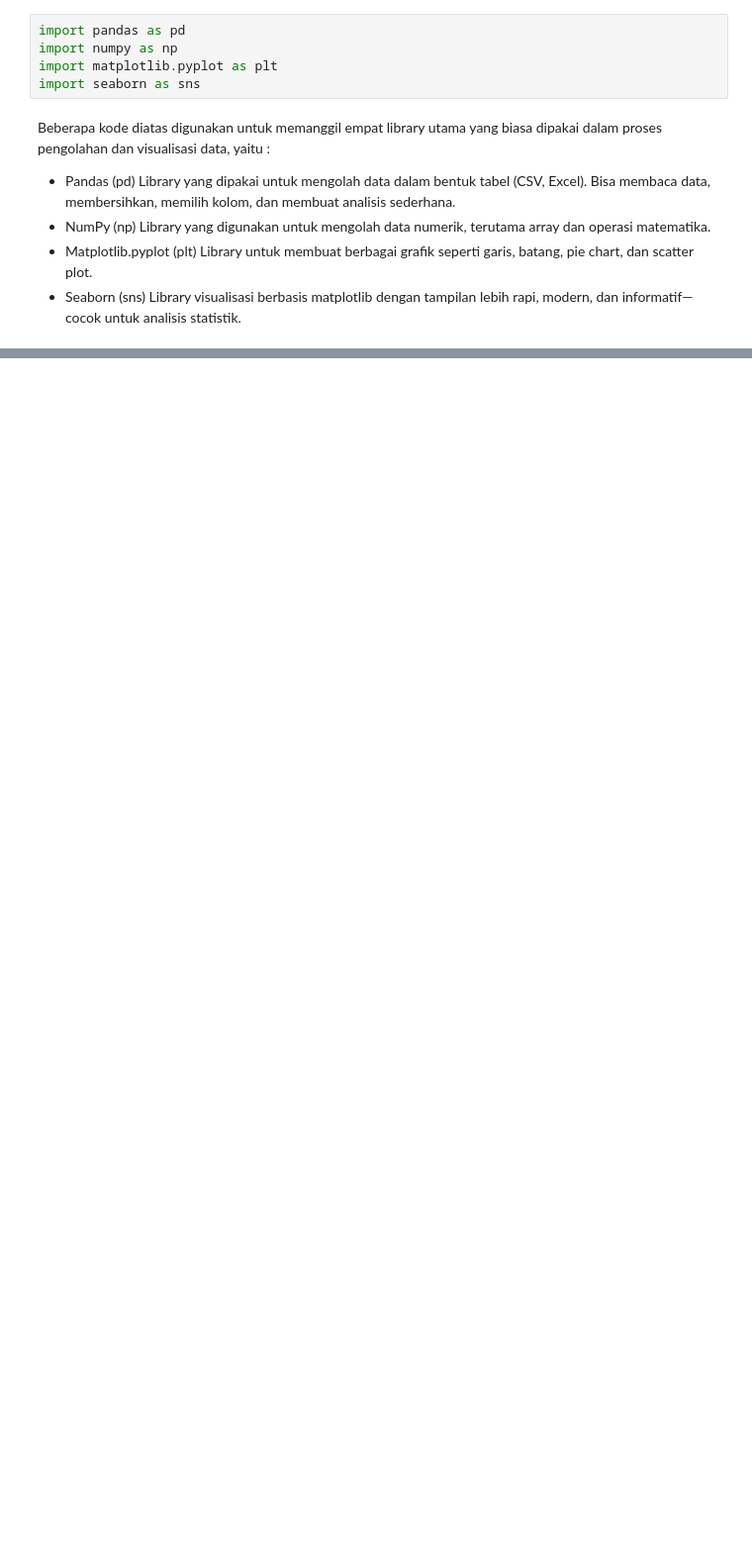
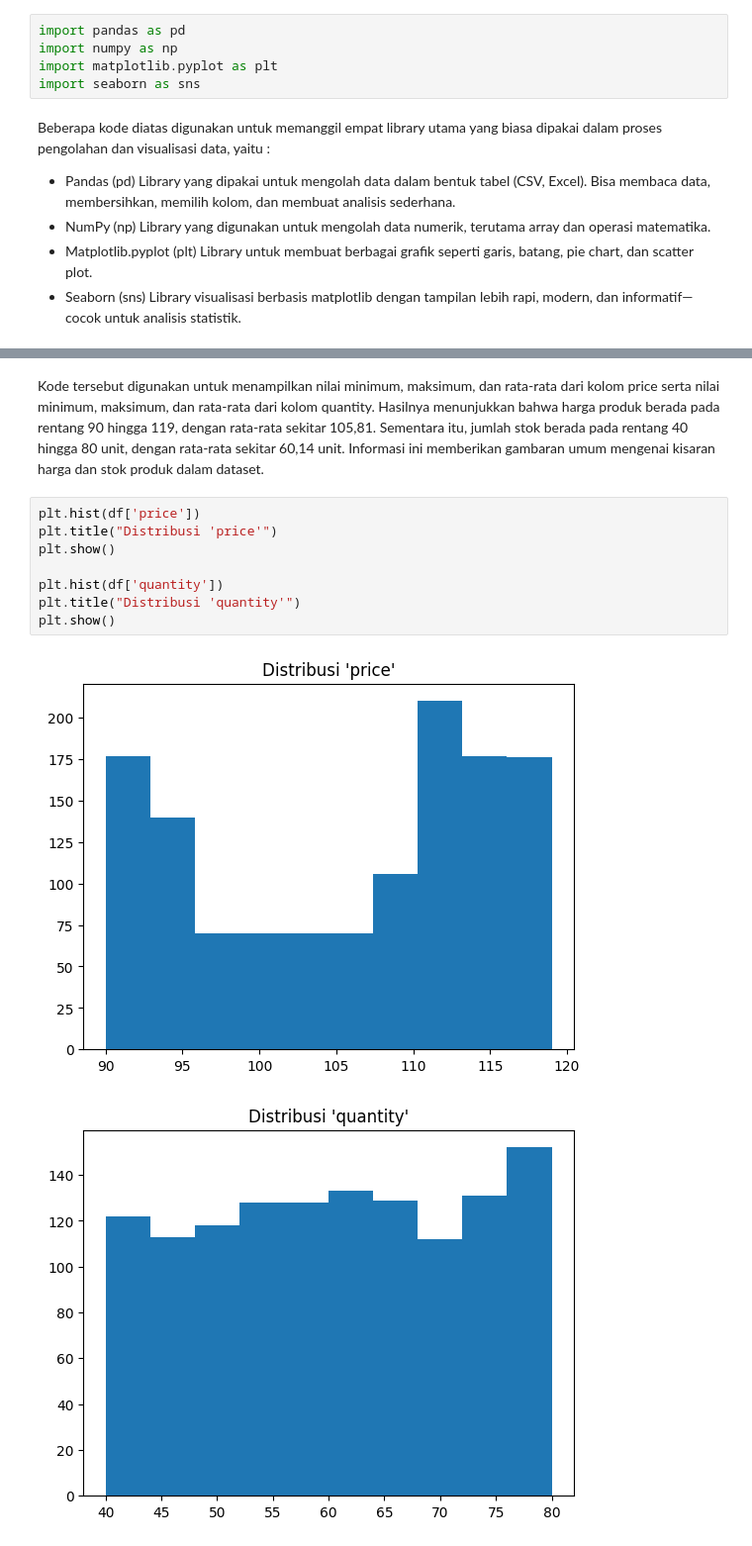
Before and after one commit to fardilladr/Pemrograman-Dasar, a Jupyter notebook: PRAKTIKUM 9.ipynb, the cells around one changed output, grey strips where cells are left out. Shown at 99% size. Saved outputs shown, nothing was run; the diff lists cells and outputs as text; blank space fills up the shorter version.

```diff
--- a/PRAKTIKUM 9.ipynb
+++ b/PRAKTIKUM 9.ipynb
@@ -324,0 +215,13 @@ Semakin tinggi seseorang (height_cm), semakin besar kecenderungan berat badannya
+# %% [markdown]
+Kode tersebut digunakan untuk menampilkan nilai minimum, maksimum, dan rata-rata dari kolom price serta nilai minimum, maksimum, dan rata-rata dari kolom quantity. Hasilnya menunjukkan bahwa harga produk berada pada rentang 90 hingga 119, dengan rata-rata sekitar 105,81. Sementara itu, jumlah stok berada pada rentang 40 hingga 80 unit, dengan rata-rata sekitar 60,14 unit. Informasi ini memberikan gambaran umum mengenai kisaran harga dan stok produk dalam dataset.
+# %%
+plt.hist(df['price'])
+plt.title("Distribusi 'price'")
+plt.show()
+
+plt.hist(df['quantity'])
+plt.title("Distribusi 'quantity'")
+plt.show()
+# %% [output]
+[figure, added]
+[figure, added]
```
Also changed, not shown: parts of 57 cells of this notebook.
